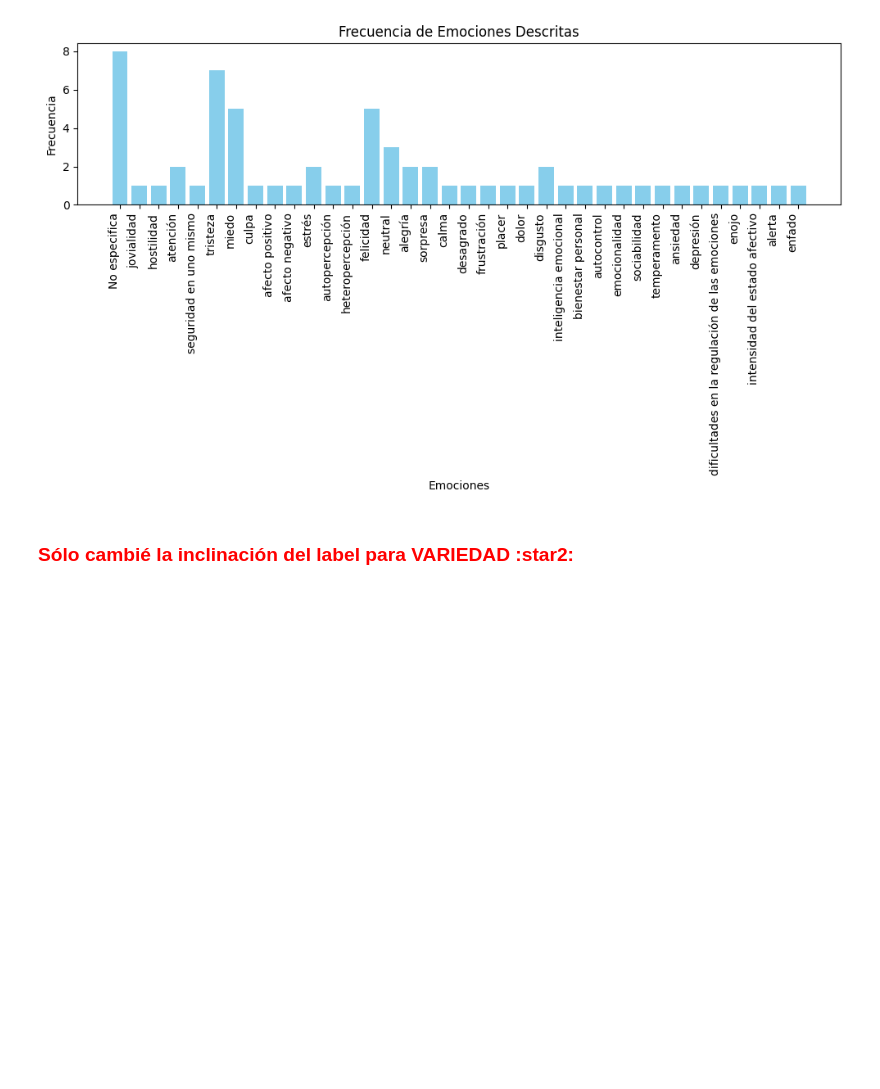
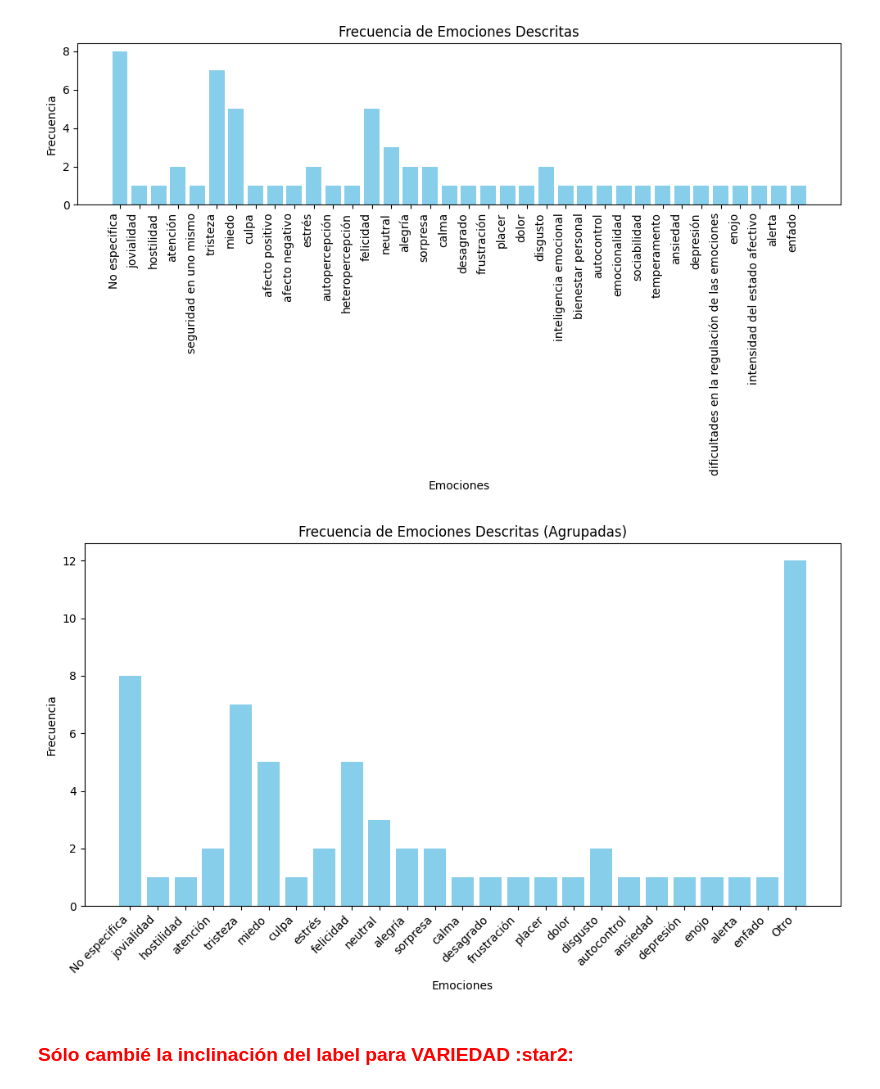
Before and after one commit to BnjmStd/PythonBnjmn, a Jupyter notebook: recognitionEmotion/searchs/análisisPaper2/main.ipynb, the cells around one changed output. Saved outputs shown, nothing was run; the diff lists cells and outputs as text; code cells hidden in the pictures; blank space fills up the shorter version.

```diff
--- a/recognitionEmotion/searchs/análisisPaper2/main.ipynb
+++ b/recognitionEmotion/searchs/análisisPaper2/main.ipynb
@@ -552,6 +550,36 @@ plt.tight_layout()
 plt.show()
 # %% [output]
 [figure]
+# %%
+emociones_agrupadas = {}
+otros = 0
+
+emociones_otro = [
+    "inteligencia emocional", "bienestar personal", "dificultades en la regulación de las emociones",
+    "intensidad del estado afectivo", "seguridad en uno mismo", "emocionalidad",
+    "sociabilidad", "temperamento", "autopercepción", "heteropercepción",
+    "afecto positivo", "afecto negativo"
+]
+
+for emocion, frecuencia in emociones_frecuencia.items():
+    if emocion in emociones_otro:
+        otros += frecuencia
+    else:
+        emociones_agrupadas[emocion] = frecuencia
+
+emociones_agrupadas["Otro"] = otros
+
+# Graficar
+plt.figure(figsize=(10, 6))
+plt.bar(emociones_agrupadas.keys(), emociones_agrupadas.values(), color='skyblue')
+plt.xticks(rotation=45, ha='right')
+plt.xlabel('Emociones')
+plt.ylabel('Frecuencia')
+plt.title('Frecuencia de Emociones Descritas (Agrupadas)')
+plt.tight_layout()
+plt.show()
+# %% [output]
+[figure, added]
 # %% [markdown]
 <h3 style="color:red">Sólo cambié la inclinación del label para VARIEDAD :star2:</h3>
 # %% [markdown]
```
Also changed, not shown: parts of 6 cells of this notebook.
